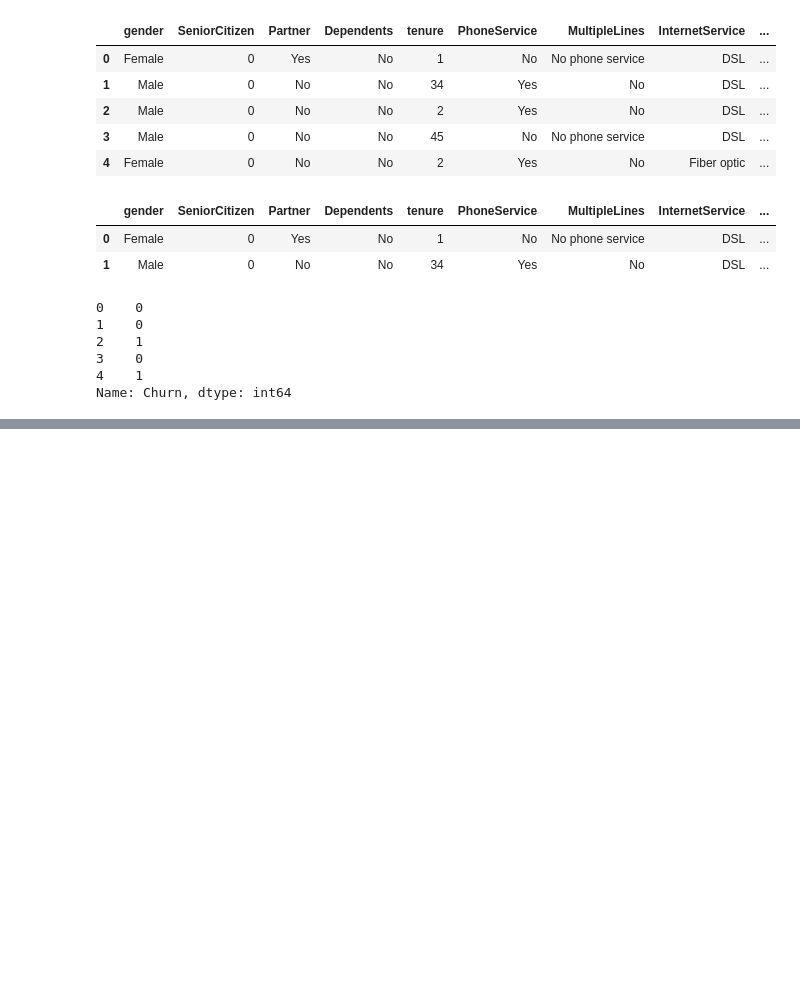
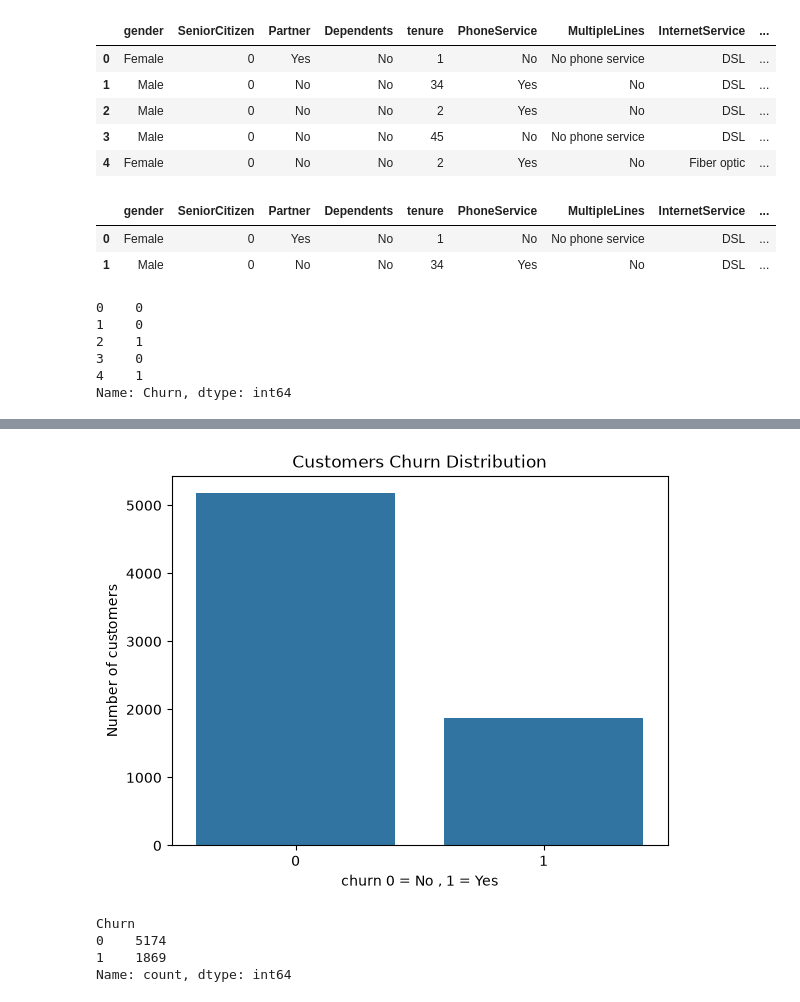
Before and after one commit to priyankrathoddd/Machine-Learning-Real-World-Projects, a Jupyter notebook: Telecom-Customer-Churn/Telecom_Customer_Churn.ipynb, the cells around one changed output, grey strips where cells are left out. Drawn from its saved outputs; the diff is of its cells as text; code cells hidden in the pictures; blank space fills up the shorter version.

```diff
--- a/Telecom-Customer-Churn/Telecom_Customer_Churn.ipynb
+++ b/Telecom-Customer-Churn/Telecom_Customer_Churn.ipynb
@@ -177,0 +265,15 @@ Name: Churn, dtype: int64
+# %%
+# Churn distribution (How many customer left)
+
+sns.countplot(x='Churn',data=df)
+plt.title("Customers Churn Distribution")
+plt.xlabel("churn 0 = No , 1 = Yes")
+plt.ylabel("Number of customers")
+plt.show()
+print(df['Churn'].value_counts())
+# %% [output]
+[figure, added]
+Churn
+0    5174
+1    1869
+Name: count, dtype: int64
```
Also changed, not shown: parts of 11 cells of this notebook.
